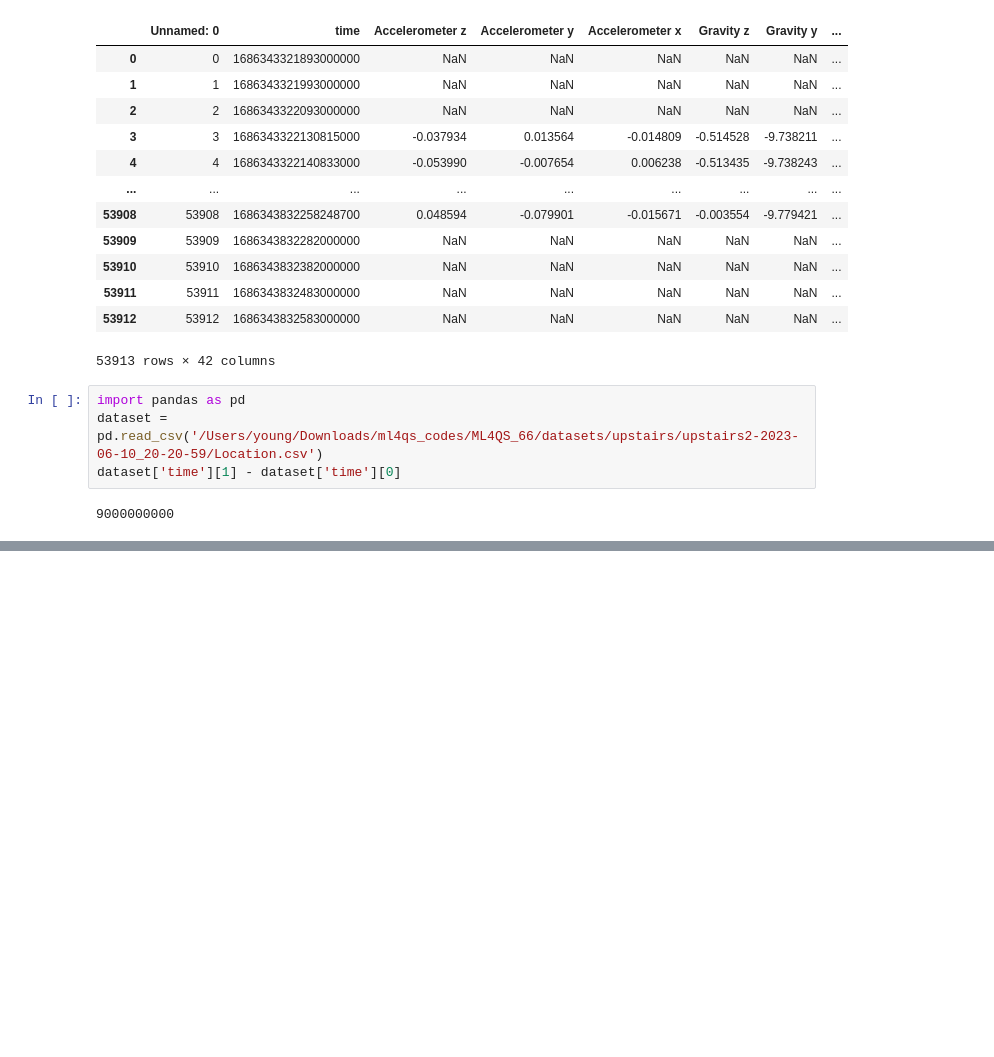
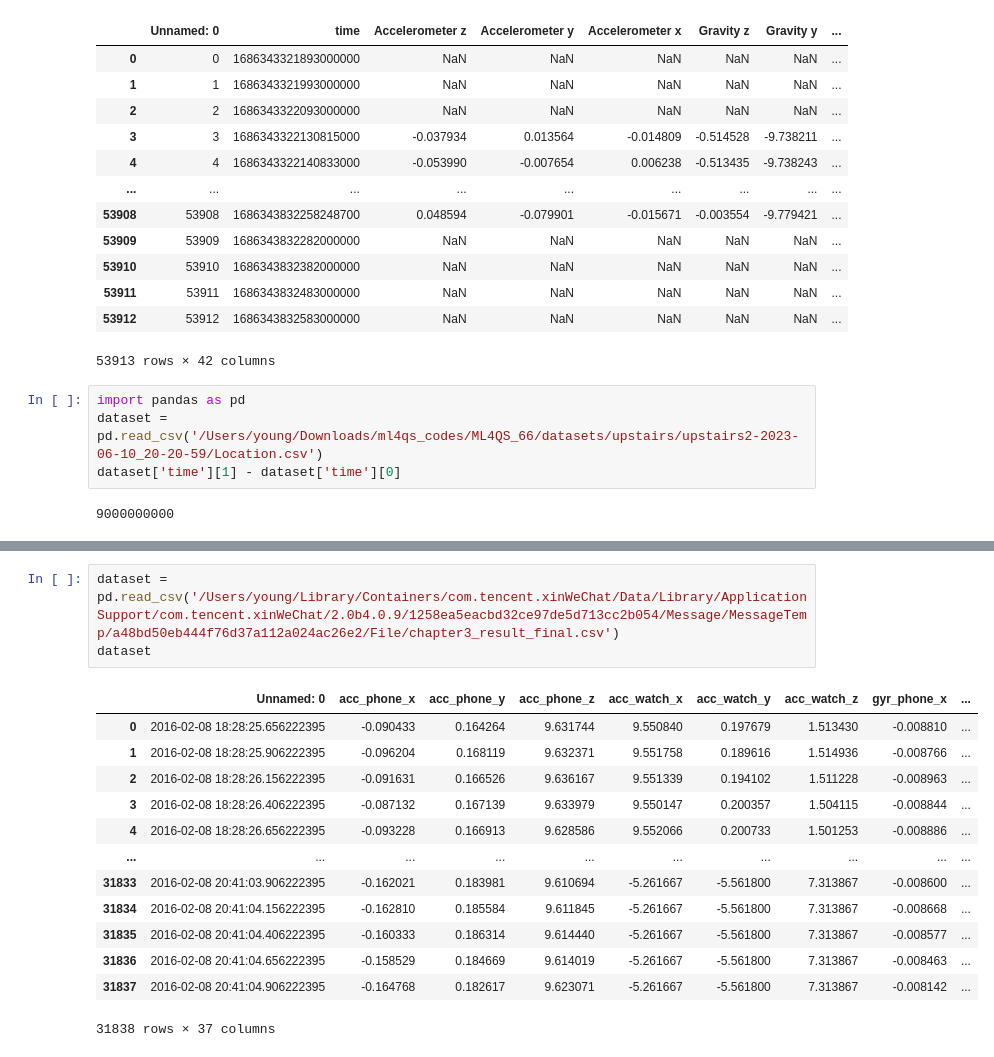
Before and after one commit to SiberiaWolfP/ML4QS_66, a Jupyter notebook: local_test.ipynb, the cells around one changed output, grey strips where cells are left out. Saved outputs shown, nothing was run; the diff lists cells and outputs as text; blank space fills up the shorter version.

```diff
--- a/local_test.ipynb
+++ b/local_test.ipynb
@@ -401,0 +452,17 @@ dataset['time'][1] - dataset['time'][0]
+# %%
+dataset = pd.read_csv('/Users/young/Library/Containers/com.tencent.xinWeChat/Data/Library/Application Support/com.tencent.xinWeChat/2.0b4.0.9/1258ea5eacbd32ce97de5d713cc2b054/Message/MessageTemp/a48bd50eb444f76d37a112a024ac26e2/File/chapter3_result_final.csv')
+dataset
+# %% [output]
+|  | Unnamed: 0 | acc_phone_x | acc_phone_y | acc_phone_z | acc_watch_x | acc_watch_y | acc_watch_z | gyr_phone_x | ... |
+| 0 | 2016-02-08 18:28:25.656222395 | -0.090433 | 0.164264 | 9.631744 | 9.550840 | 0.197679 | 1.513430 | -0.008810 | ... |
+| 1 | 2016-02-08 18:28:25.906222395 | -0.096204 | 0.168119 | 9.632371 | 9.551758 | 0.189616 | 1.514936 | -0.008766 | ... |
+| 2 | 2016-02-08 18:28:26.156222395 | -0.091631 | 0.166526 | 9.636167 | 9.551339 | 0.194102 | 1.511228 | -0.008963 | ... |
+| 3 | 2016-02-08 18:28:26.406222395 | -0.087132 | 0.167139 | 9.633979 | 9.550147 | 0.200357 | 1.504115 | -0.008844 | ... |
+| 4 | 2016-02-08 18:28:26.656222395 | -0.093228 | 0.166913 | 9.628586 | 9.552066 | 0.200733 | 1.501253 | -0.008886 | ... |
+| ... | ... | ... | ... | ... | ... | ... | ... | ... | ... |
+| 31833 | 2016-02-08 20:41:03.906222395 | -0.162021 | 0.183981 | 9.610694 | -5.261667 | -5.561800 | 7.313867 | -0.008600 | ... |
+| 31834 | 2016-02-08 20:41:04.156222395 | -0.162810 | 0.185584 | 9.611845 | -5.261667 | -5.561800 | 7.313867 | -0.008668 | ... |
+| 31835 | 2016-02-08 20:41:04.406222395 | -0.160333 | 0.186314 | 9.614440 | -5.261667 | -5.561800 | 7.313867 | -0.008577 | ... |
+| 31836 | 2016-02-08 20:41:04.656222395 | -0.158529 | 0.184669 | 9.614019 | -5.261667 | -5.561800 | 7.313867 | -0.008463 | ... |
+| 31837 | 2016-02-08 20:41:04.906222395 | -0.164768 | 0.182617 | 9.623071 | -5.261667 | -5.561800 | 7.313867 | -0.008142 | ... |
+31838 rows × 37 columns
```
Also changed, not shown: parts of 4 cells of this notebook, 2 other files.
